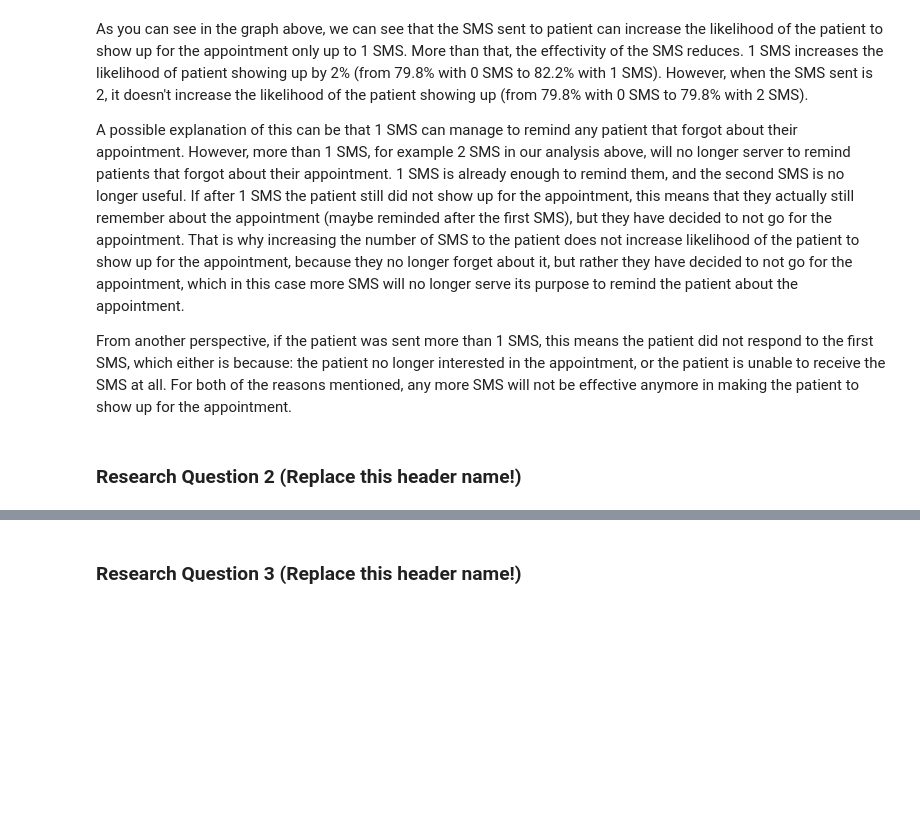
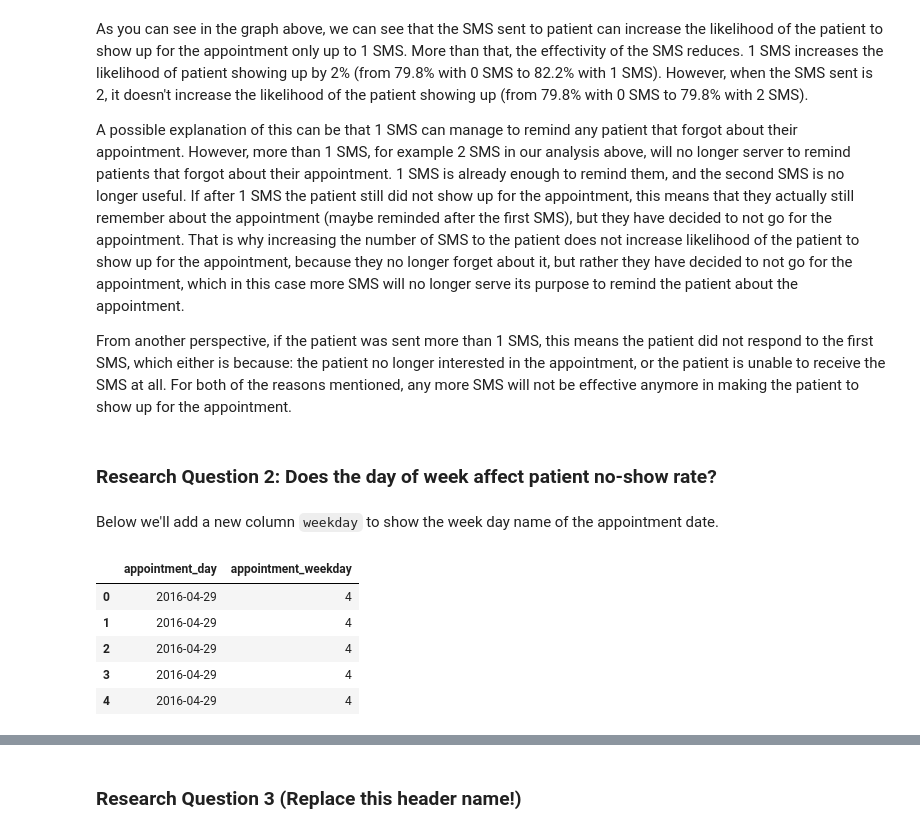
Before and after one commit to fletchersarip93/medical-appointment-no-show-data-analysis, a Jupyter notebook: Investigation_of_No_Show_Appointments_Data.ipynb, the cells around one changed output, grey strips where cells are left out. Drawn from its saved outputs; the diff is of its cells as text; code cells hidden in the pictures; blank space fills up the shorter version.

Commit message:
feat: Research question 2

```diff
--- a/Investigation_of_No_Show_Appointments_Data.ipynb
+++ b/Investigation_of_No_Show_Appointments_Data.ipynb
@@ -691,4 +694,4 @@ A possible explanation of this can be that 1 SMS can manage to remind any patien
 From another perspective, if the patient was sent more than 1 SMS, this means the patient did not respond to the first SMS, which either is because: the patient no longer interested in the appointment, or the patient is unable to receive the SMS at all. For both of the reasons mentioned, any more SMS will not be effective anymore in making the patient to show up for the appointment.
 # %% [markdown]
 <a id='researchQuestion2'></a>
-### Research Question 2  (Replace this header name!)
+### Research Question 2: Does the day of week affect patient no-show rate?
@@ -698,0 +698,12 @@ From another perspective, if the patient was sent more than 1 SMS, this means th
+# %% [markdown]
+Below we'll add a new column `weekday` to show the week day name of the appointment date.
+# %%
+df['appointment_weekday'] = df.appointment_day.dt.weekday
+df[['appointment_day', 'appointment_weekday']].head()
+# %% [output]
+|  | appointment_day | appointment_weekday |
+| 0 | 2016-04-29 | 4 |
+| 1 | 2016-04-29 | 4 |
+| 2 | 2016-04-29 | 4 |
+| 3 | 2016-04-29 | 4 |
+| 4 | 2016-04-29 | 4 |
```
Also changed, not shown: parts of 8 cells of this notebook.
